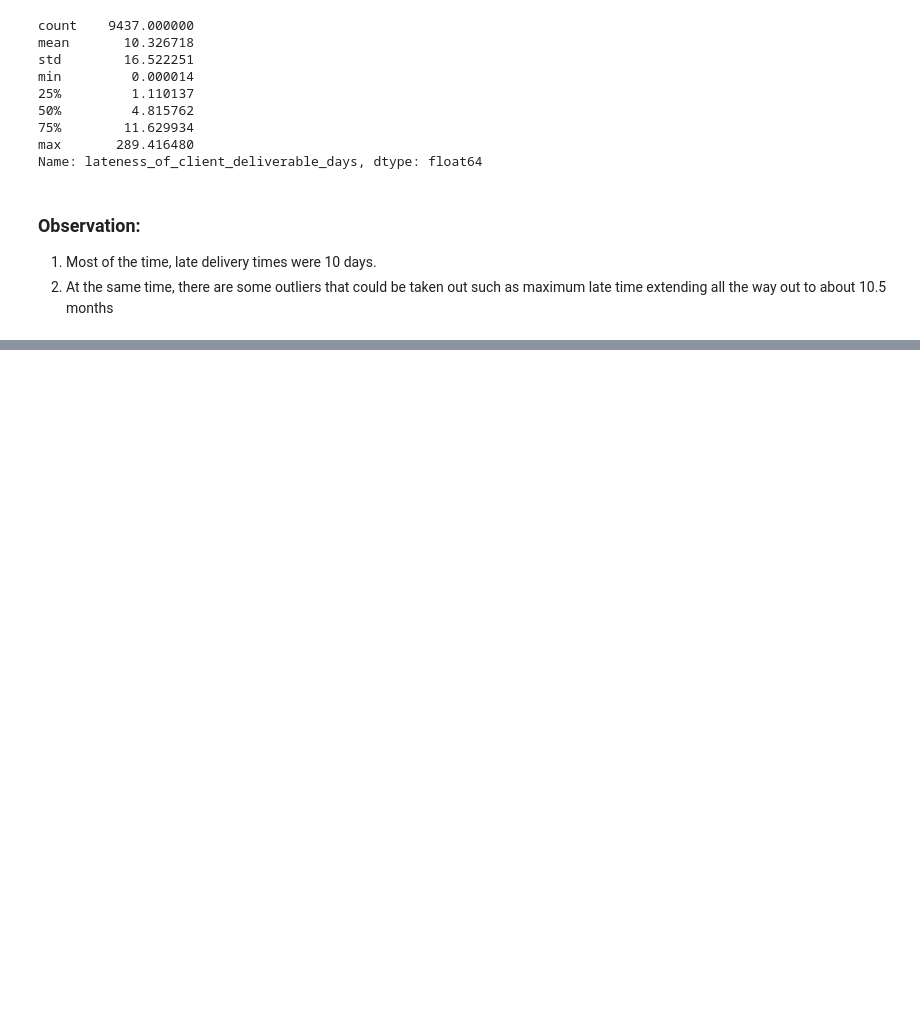
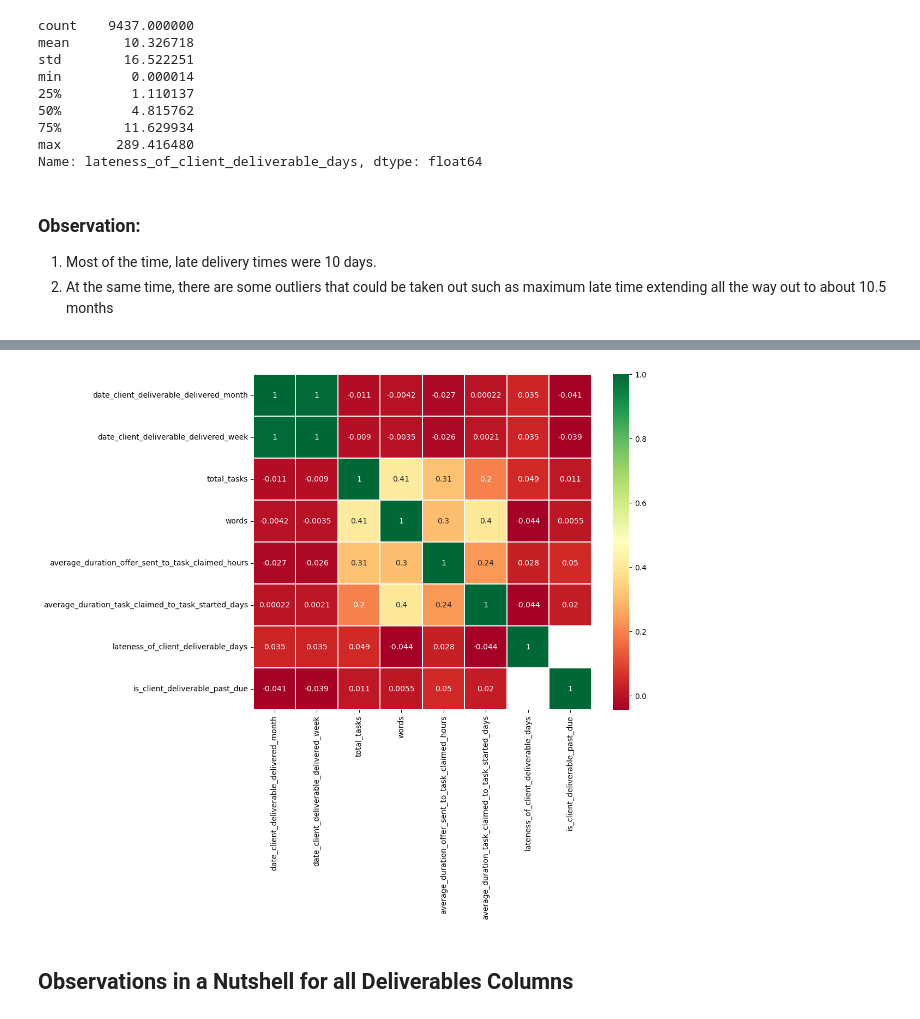
Before and after one commit to mindyng/Take-Homes, a Jupyter notebook: welocalize-sr-da-assessment.ipynb, the cells around one changed output, grey strips where cells are left out. Drawn from its saved outputs; the diff is of its cells as text; code cells hidden in the pictures; blank space fills up the shorter version.

```diff
--- a/welocalize-sr-da-assessment.ipynb
+++ b/welocalize-sr-da-assessment.ipynb
@@ -467,0 +476,10 @@ Name: lateness_of_client_deliverable_days, dtype: float64
+# %%
+deliverables2 = deliverables.copy()
+
+deliverables2['date_client_deliverable_delivered'] = pd.to_datetime(deliverables2['date_client_deliverable_delivered'])
+deliverables2['date_client_deliverable_delivered_month'] = deliverables2['date_client_deliverable_delivered'].dt.month
+deliverables2['date_client_deliverable_delivered_week'] = deliverables2['date_client_deliverable_delivered'].dt.isocalendar().week
+
+deliverables2['is_client_deliverable_past_due'] = deliverables2['is_client_deliverable_past_due'].astype(int)
+
+deliverables3 = deliverables2[['date_client_deliverable_delivered_month', 'date_client_deliverable_delivered_week', 'total_tasks', 'words', 'average_duration_offer_sent_to_task_claimed_hours', 'average_duration_task_claimed_to_task_started_days', 'lateness_of_client_deliverable_days', 'is_client_deliverable_past_due']]
@@ -467,0 +501,9 @@ Name: lateness_of_client_deliverable_days, dtype: float64
+# %%
+sns.heatmap(deliverables3.corr(),annot=True,cmap='RdYlGn',linewidths=0.2)
+fig=plt.gcf()
+fig.set_size_inches(10,8)
+plt.show()
+# %% [output]
+[figure, added]
+# %% [markdown]
+## Observations in a Nutshell for all Deliverables Columns
```
Also changed, not shown: parts of 4 cells of this notebook.
